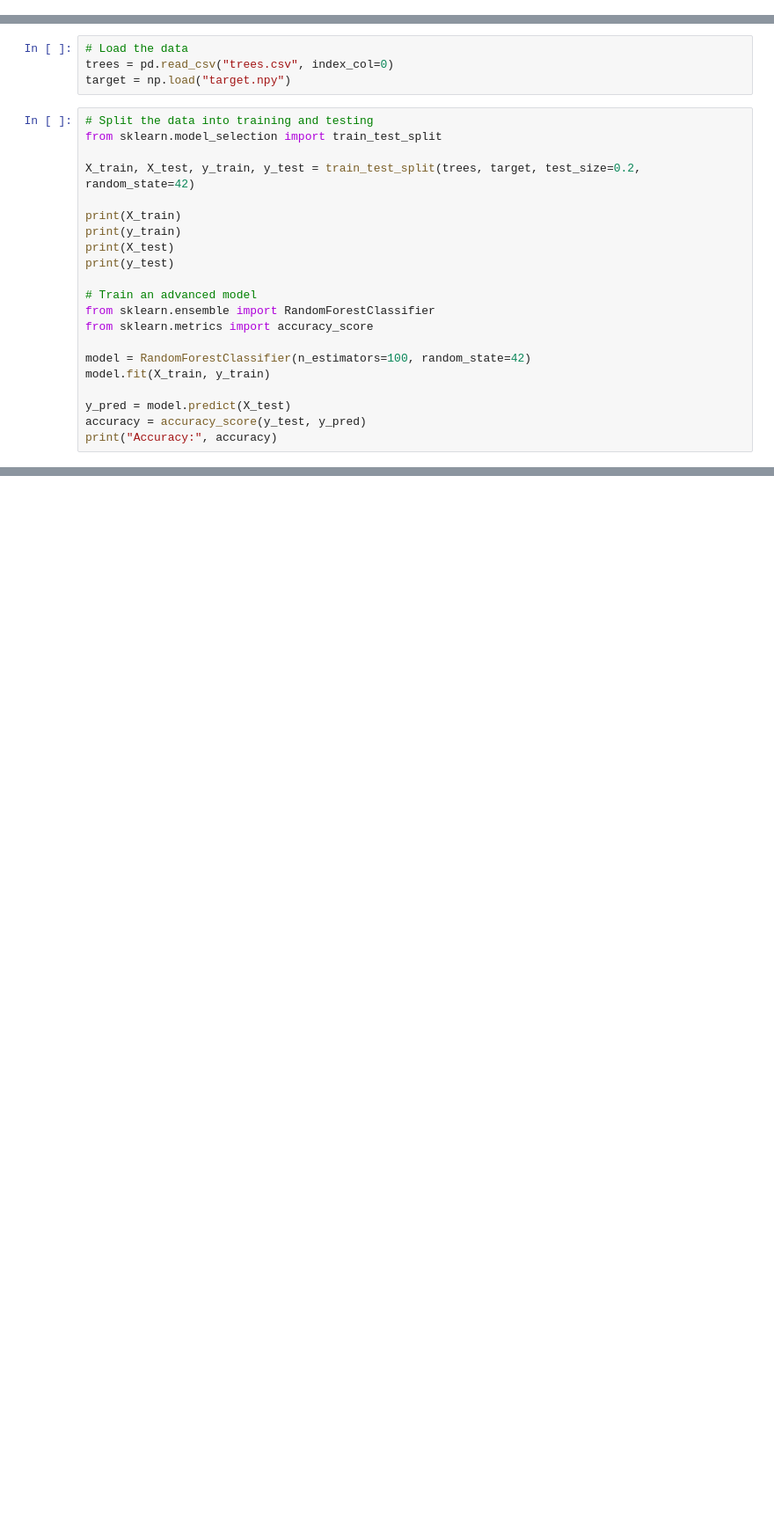
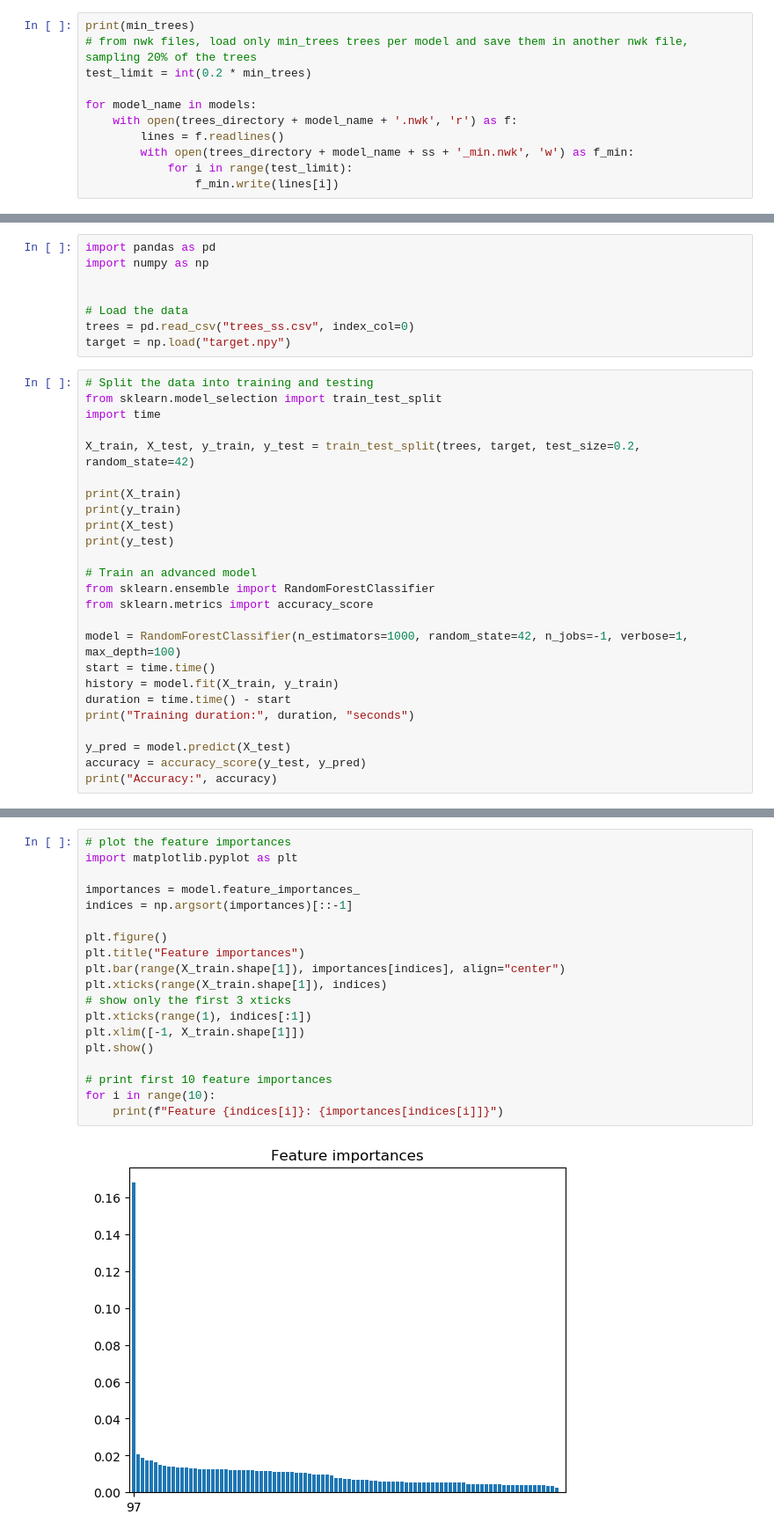
Before and after one commit to Mattia-Colbertaldo/PhyloML, a Jupyter notebook: ModelPredictor.ipynb, the cells around one changed output, grey strips where cells are left out. Shown at 88% size. Saved outputs shown, nothing was run; the diff lists cells and outputs as text; blank space fills up the shorter version.

```diff
--- a/ModelPredictor.ipynb
+++ b/ModelPredictor.ipynb
@@ -113,0 +158,11 @@ np.save("target.npy", target)
+# %%
+print(min_trees)
+# from nwk files, load only min_trees trees per model and save them in another nwk file, sampling 20% of the trees
+test_limit = int(0.2 * min_trees)
+
+for model_name in models:
+    with open(trees_directory + model_name + '.nwk', 'r') as f:
+        lines = f.readlines()
+        with open(trees_directory + model_name + ss + '_min.nwk', 'w') as f_min:
+            for i in range(test_limit):
+                f_min.write(lines[i])
@@ -114,10 +171,15 @@ np.save("target.npy", target)
 # %%
+import pandas as pd
+import numpy as np
+
+
 # Load the data
-trees = pd.read_csv("trees.csv", index_col=0)
+trees = pd.read_csv("trees_ss.csv", index_col=0)
 target = np.load("target.npy")
 # %%
 # Split the data into training and testing
 from sklearn.model_selection import train_test_split
+import time
 
 X_train, X_test, y_train, y_test = train_test_split(trees, target, test_size=0.2, random_state=42)
 
@@ -130,8 +192,11 @@ print(y_test)
 from sklearn.ensemble import RandomForestClassifier
 from sklearn.metrics import accuracy_score
 
-model = RandomForestClassifier(n_estimators=100, random_state=42)
-model.fit(X_train, y_train)
+model = RandomForestClassifier(n_estimators=1000, random_state=42, n_jobs=-1, verbose=1, max_depth=100)
+start = time.time()
+history = model.fit(X_train, y_train)
+duration = time.time() - start
+print("Training duration:", duration, "seconds")
 
 y_pred = model.predict(X_test)
 accuracy = accuracy_score(y_test, y_pred)
@@ -156,0 +236,21 @@ Accuracy: 0.5569269521410579
+# %%
+# plot the feature importances
+import matplotlib.pyplot as plt
+
+importances = model.feature_importances_
+indices = np.argsort(importances)[::-1]
+
+plt.figure()
+plt.title("Feature importances")
+plt.bar(range(X_train.shape[1]), importances[indices], align="center")
+plt.xticks(range(X_train.shape[1]), indices)
+# show only the first 3 xticks
+plt.xticks(range(1), indices[:1])
+plt.xlim([-1, X_train.shape[1]])
+plt.show()
+
+# print first 10 feature importances
+for i in range(10):
+    print(f"Feature {indices[i]}: {importances[indices[i]]}")
+# %% [output]
+[figure, added]
```
Also changed, not shown: parts of 20 cells of this notebook, 4 other files.
